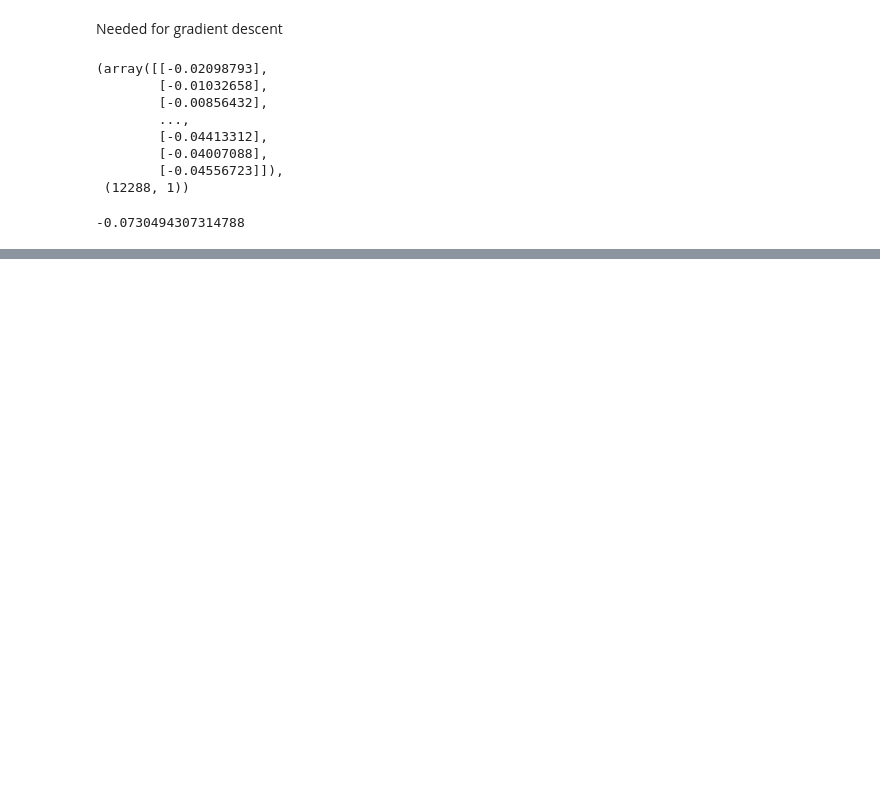
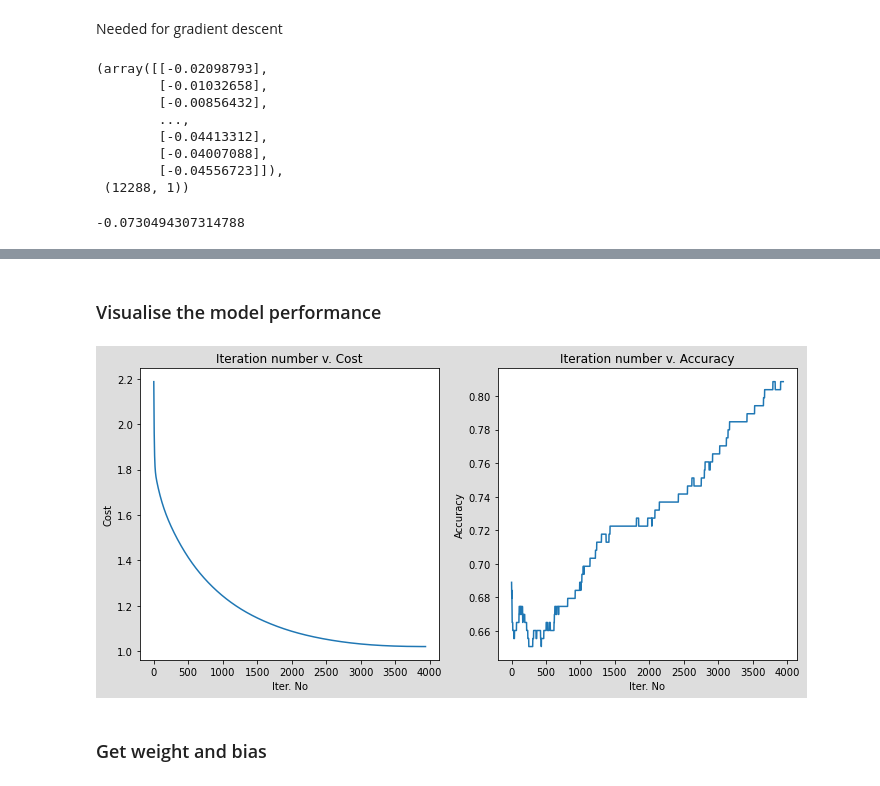
Before and after one commit to WaterZoopPlein/cats-classifier, a Jupyter notebook: main.ipynb, the cells around one changed output, grey strips where cells are left out. Saved outputs shown, nothing was run; the diff lists cells and outputs as text; code cells hidden in the pictures; blank space fills up the shorter version.

Commit message:
Train the model

```diff
--- a/main.ipynb
+++ b/main.ipynb
@@ -205,0 +295,4 @@ db
+# %%
+train_model = model(processed_train_set_x, processed_train_set_y, alpha=0.001, max_iter=10000)
+# %%
+train_model.train()
@@ -205,0 +307,8 @@ db
+# %% [markdown]
+### Visualise the model performance
+# %%
+train_model.plot_cost()
+# %% [output]
+[figure, added]
+# %% [markdown]
+### Get weight and bias
```
Also changed, not shown: parts of 9 cells of this notebook, 2 other files.
